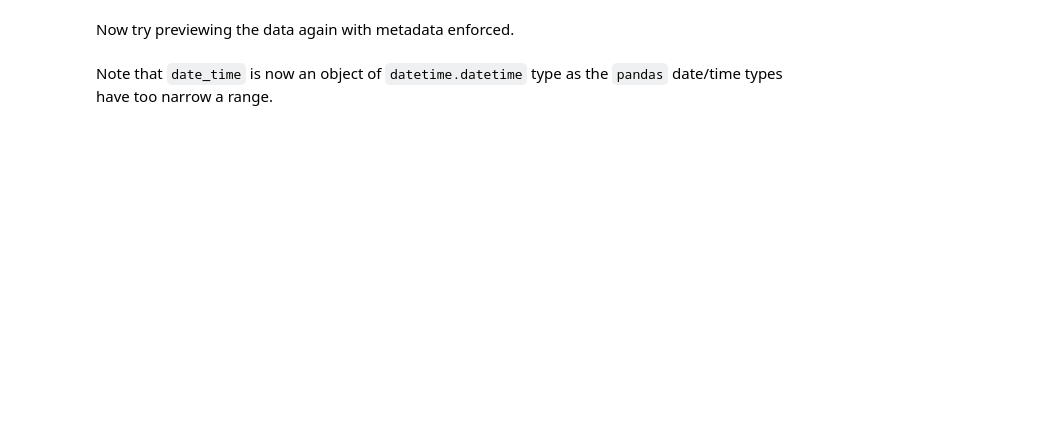
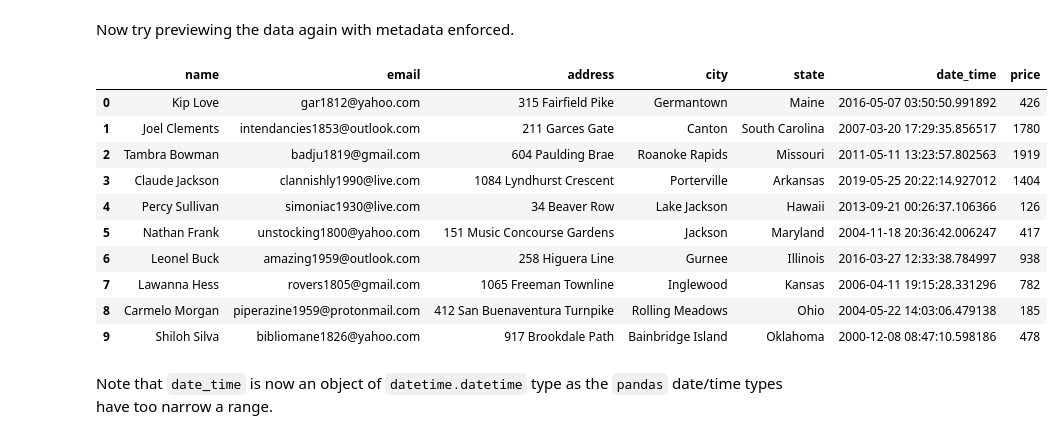
Before and after one commit to moj-analytical-services/pydbtools, a Jupyter notebook: examples/mojap_tools_demo.ipynb, the cells around one changed output. Saved outputs shown, nothing was run; the diff lists cells and outputs as text; code cells hidden in the pictures; blank space fills up the shorter version.

```diff
--- a/examples/mojap_tools_demo.ipynb
+++ b/examples/mojap_tools_demo.ipynb
@@ -45,7 +68,7 @@ metadata = Metadata.from_dict(
     {
         "name": "big_table",
         "columns": [
-            { "name": n, "type": t }
+            {"name": n, "type": t}
             for n, t in [
                 ("name", "string"),
                 ("email", "string"),
@@ -53,9 +76,9 @@ metadata = Metadata.from_dict(
                 ("city", "string"),
                 ("state", "string"),
                 ("date_time", "timestamp(ms)"),
-                ("price", "int64")
+                ("price", "int64"),
             ]
-        ]
+        ],
     }
 )
 metadata.columns
@@ -62,14 +93,28 @@ metadata.columns
 # %% [markdown]
 Now try previewing the data again with metadata enforced.
 # %%
-df = next(reader.read(
-    big_path,
-    file_format="csv",
-    chunksize=10,
-    index_col=0,
-    metadata=metadata
-))
+df = next(
+    reader.read(
+        big_path,
+        file_format="csv",
+        chunksize=10,
+        index_col=0,
+        metadata=metadata,
+    )
+)
 df
+# %% [output]
+|  | name | email | address | city | state | date_time | price |
+| 0 | Kip Love | gar1812@yahoo.com | 315 Fairfield Pike | Germantown | Maine | 2016-05-07 03:50:50.991892 | 426 |
+| 1 | Joel Clements | intendancies1853@outlook.com | 211 Garces Gate | Canton | South Carolina | 2007-03-20 17:29:35.856517 | 1780 |
+| 2 | Tambra Bowman | badju1819@gmail.com | 604 Paulding Brae | Roanoke Rapids | Missouri | 2011-05-11 13:23:57.802563 | 1919 |
+| 3 | Claude Jackson | clannishly1990@live.com | 1084 Lyndhurst Crescent | Porterville | Arkansas | 2019-05-25 20:22:14.927012 | 1404 |
+| 4 | Percy Sullivan | simoniac1930@live.com | 34 Beaver Row | Lake Jackson | Hawaii | 2013-09-21 00:26:37.106366 | 126 |
+| 5 | Nathan Frank | unstocking1800@yahoo.com | 151 Music Concourse Gardens | Jackson | Maryland | 2004-11-18 20:36:42.006247 | 417 |
+| 6 | Leonel Buck | amazing1959@outlook.com | 258 Higuera Line | Gurnee | Illinois | 2016-03-27 12:33:38.784997 | 938 |
+| 7 | Lawanna Hess | rovers1805@gmail.com | 1065 Freeman Townline | Inglewood | Kansas | 2006-04-11 19:15:28.331296 | 782 |
+| 8 | Carmelo Morgan | piperazine1959@protonmail.com | 412 San Buenaventura Turnpike | Rolling Meadows | Ohio | 2004-05-22 14:03:06.479138 | 185 |
+| 9 | Shiloh Silva | bibliomane1826@yahoo.com | 917 Brookdale Path | Bainbridge Island | Oklahoma | 2000-12-08 08:47:10.598186 | 478 |
 # %% [markdown]
 Note that `date_time` is now an object of `datetime.datetime` type as the `pandas` date/time types have too narrow a range.
 # %%
```
Also changed, not shown: parts of 10 cells of this notebook.
